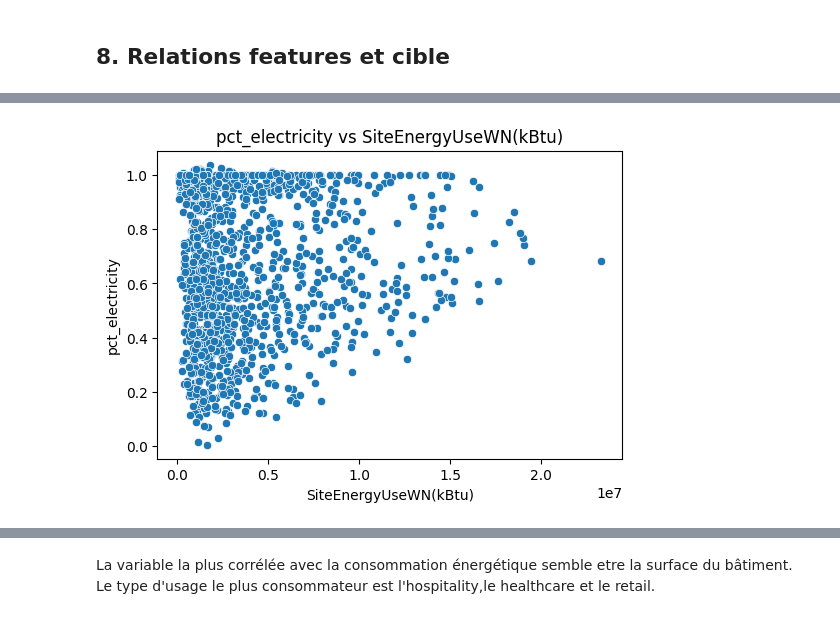
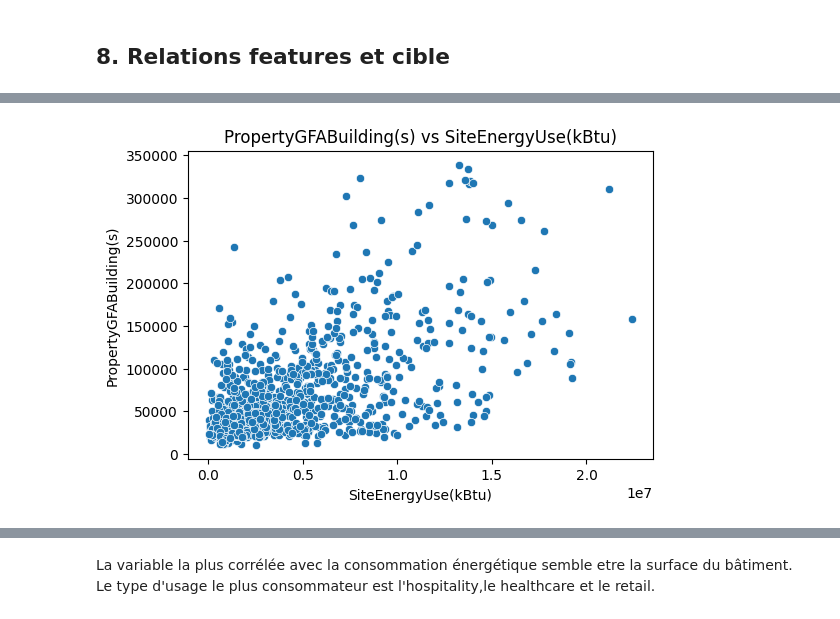
Before and after one commit to Solisdata/projet6_ml_api, a Jupyter notebook: 1_analyse_exploratoire.ipynb, the cells around one changed output, grey strips where cells are left out. Saved outputs shown, nothing was run; the diff lists cells and outputs as text; code cells hidden in the pictures.

```diff
--- a/1_analyse_exploratoire.ipynb
+++ b/1_analyse_exploratoire.ipynb
@@ -795,0 +838,2 @@ memory usage: 133.7+ KB
+# %%
+df_building_clean['GFA_mean'] = df_building_clean['PropertyGFABuilding(s)'] / df_building_clean['NumberofBuildings'].replace(0, 1)
@@ -795,0 +854,2 @@ memory usage: 133.7+ KB
+# %%
+df_building_clean['is_more_than_one_buildings'] = df_building_clean['NumberofBuildings'] > 1
@@ -821,7 +908,7 @@ On observe également une **corrélation négative** entre la pct_electricity et
 
 Il est suffisant de garder une seule pour le modèle (par exemple pct_electricity) et de supprimer l’autre pour éviter la multicolinéarité.
 # %%
-df_building_clean = df_building_clean.drop(columns=['NumberofBuildings', 'pct_gas'])
+df_building_clean = df_building_clean.drop(columns=['NumberofBuildings', 'pct_gas','GFA_mean','is_more_than_one_buildings'])
 # %%
 df_building_clean.info()
 # %% [output]
@@ -852,0 +934,3 @@ variables_explicatives_num = ['Latitude',
+# %%
+variables_explicatives_num = df_building_clean.select_dtypes(include=['int64', 'float64','bool']).drop(columns=['SiteEnergyUse(kBtu)', 'TotalGHGEmissions']).columns.tolist()
+variables_explicatives_num
@@ -857,15 +951,15 @@ variables_explicatives_num = ['Latitude',
 
 for col in variables_explicatives_cat:
     plt.figure(figsize=(10,8))
-    sns.boxplot(x=df_building_clean['SiteEnergyUseWN(kBtu)'],y=df_building_clean[col],  dodge = True, width=0.6)
-    plt.title(f'{col} vs SiteEnergyUseWN(kBtu)')
+    sns.boxplot(x=df_building_clean['SiteEnergyUse(kBtu)'],y=df_building_clean[col],  dodge = True, width=0.6)
+    plt.title(f'{col} vs SiteEnergyUse(kBtu)')
     plt.show()
 
 # # Pour chaque variable numérique vs target
 for col in variables_explicatives_num:
     plt.figure(figsize=(6,4))
-    sns.scatterplot(x=df_building_clean['SiteEnergyUseWN(kBtu)'], y=df_building_clean[col])
-    plt.title(f'{col} vs SiteEnergyUseWN(kBtu)')
+    sns.scatterplot(x=df_building_clean['SiteEnergyUse(kBtu)'], y=df_building_clean[col])
+    plt.title(f'{col} vs SiteEnergyUse(kBtu)')
     plt.show()
 
 # Sélection automatique des colonnes numériques
@@ -890 +984 @@ numerical_cols = df_building_clean.select_dtypes(include=['int64', 'float64']).c
-[figure, old version]
+[figure, new version]
```
Also changed, not shown: parts of 47 cells of this notebook, 3 other files.
